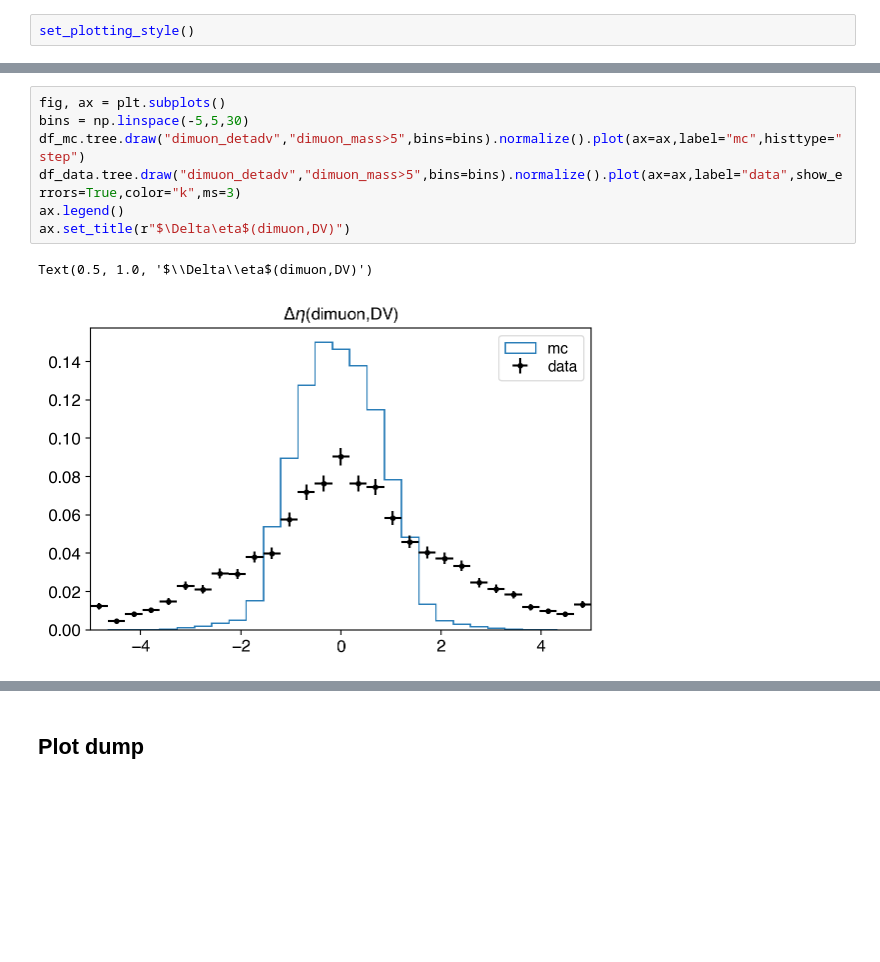
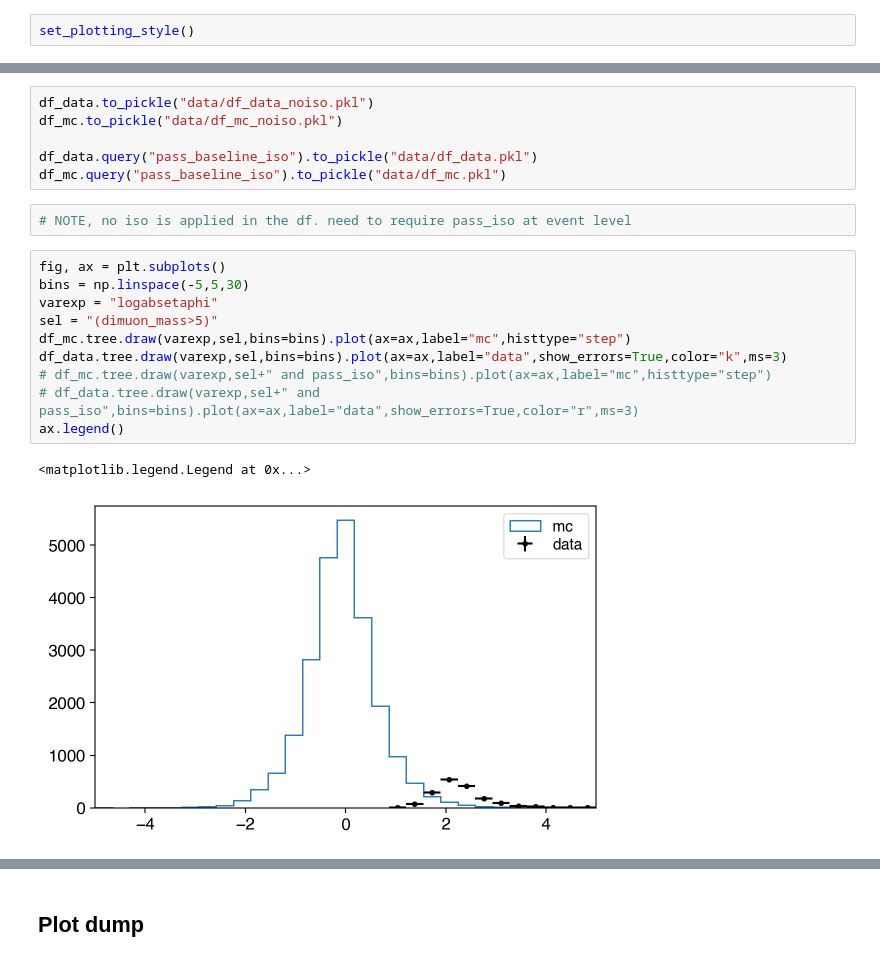
Before and after one commit to leonardogiannini/scouting, a Jupyter notebook: analysis/distributions_baseline.ipynb, the cells around one changed output, grey strips where cells are left out. Saved outputs shown, nothing was run; the diff lists cells and outputs as text; blank space fills up the shorter version.

```diff
--- a/analysis/distributions_baseline.ipynb
+++ b/analysis/distributions_baseline.ipynb
@@ -201,13 +102,24 @@ KeyboardInterrupt
+# %%
+df_data.to_pickle("data/df_data_noiso.pkl")
+df_mc.to_pickle("data/df_mc_noiso.pkl")
+
+df_data.query("pass_baseline_iso").to_pickle("data/df_data.pkl")
+df_mc.query("pass_baseline_iso").to_pickle("data/df_mc.pkl")
+# %%
+# NOTE, no iso is applied in the df. need to require pass_iso at event level
 # %%
 fig, ax = plt.subplots()
 bins = np.linspace(-5,5,30)
-df_mc.tree.draw("dimuon_detadv","dimuon_mass>5",bins=bins).normalize().plot(ax=ax,label="mc",histtype="step")
-df_data.tree.draw("dimuon_detadv","dimuon_mass>5",bins=bins).normalize().plot(ax=ax,label="data",show_errors=True,color="k",ms=3)
+varexp = "logabsetaphi"
+sel = "(dimuon_mass>5)"
+df_mc.tree.draw(varexp,sel,bins=bins).plot(ax=ax,label="mc",histtype="step")
+df_data.tree.draw(varexp,sel,bins=bins).plot(ax=ax,label="data",show_errors=True,color="k",ms=3)
+# df_mc.tree.draw(varexp,sel+" and pass_iso",bins=bins).plot(ax=ax,label="mc",histtype="step")
+# df_data.tree.draw(varexp,sel+" and pass_iso",bins=bins).plot(ax=ax,label="data",show_errors=True,color="r",ms=3)
 ax.legend()
-ax.set_title(r"$\Delta\eta$(dimuon,DV)")
 # %% [output]
-Text(0.5, 1.0, '$\\Delta\\eta$(dimuon,DV)')
+<matplotlib.legend.Legend at 0x...>
-[figure, old version]
+[figure, new version]
 # %%
 print(df_data.shape)
 print(df_mc.shape)
```
Also changed, not shown: parts of 54 cells of this notebook, 14 other files.
